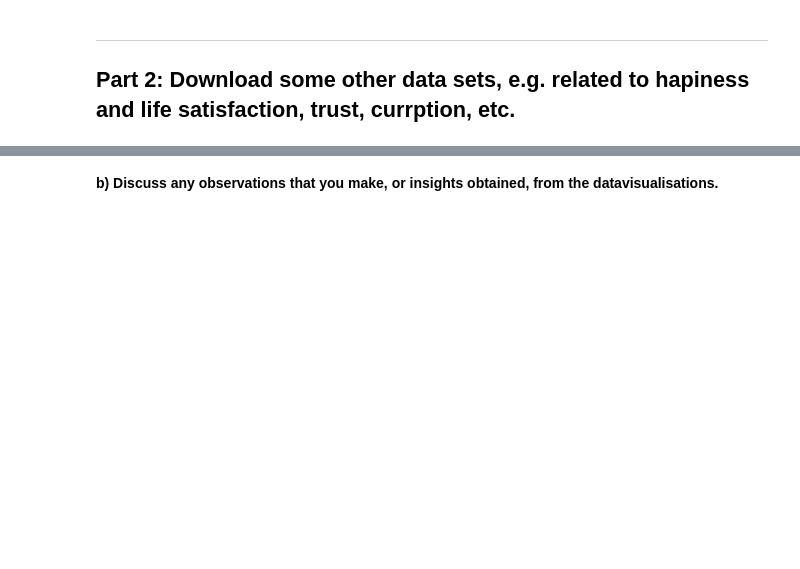
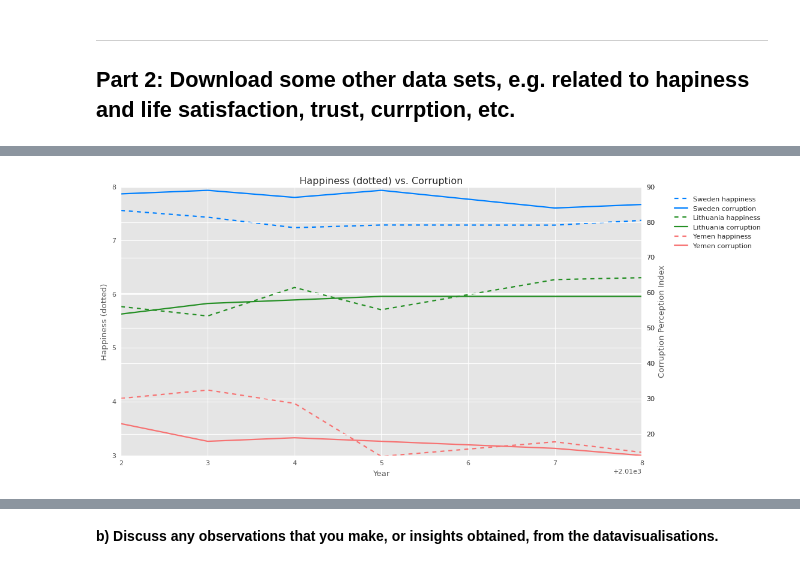
Before and after one commit to captainbalbin/dat405, a Jupyter notebook: assignments/assignment-1/notebook.ipynb, the cells around one changed output, grey strips where cells are left out. Drawn from its saved outputs; the diff is of its cells as text; code cells hidden in the pictures; blank space fills up the shorter version.

```diff
--- a/assignments/assignment-1/notebook.ipynb
+++ b/assignments/assignment-1/notebook.ipynb
@@ -29,0 +383,80 @@ State any assumptions and motivate decisions that you make when selecting data t
+# %%
+import pandas as pd
+import matplotlib.pyplot as plt
+
+df_lifesat = pd.read_csv("Happiness-WVS-vs-Gallup.csv")
+df_corruption = pd.read_csv("TI-corruption-perception-index.csv")
+
+
+# get data from a country and cut to get the same years
+
+# Sweden
+df_lifesat_sweden= df_lifesat.loc[df_lifesat['Entity'].isin(['Sweden'])]
+df_corruption_sweden = df_corruption.loc[df_corruption['Entity'].isin(['Sweden'])]
+df_lifesat_sweden_6years = df_lifesat_sweden.loc[df_lifesat['Year'].isin(['2012','2013','2014','2015','2015','2017','2018'])]
+df_corruption_sweden_6years = df_corruption_sweden.loc[df_corruption['Year'].isin(['2012','2013','2014','2015','2015','2017','2018'])]
+xs1 = df_lifesat_sweden_6years['Year']
+ys1 = df_lifesat_sweden_6years['Life satisfaction in Cantril Ladder (World Happiness Report 2019)']
+xs2 = df_corruption_sweden_6years['Year']
+ys2 = df_corruption_sweden_6years['Corruption Perception Index - Transparency International (2018)']
+
+# Lithuania
+df_lifesat_lithuania= df_lifesat.loc[df_lifesat['Entity'].isin(['Lithuania'])]
+df_corruption_lithuania = df_corruption.loc[df_corruption['Entity'].isin(['Lithuania'])]
+df_lifesat_lithuania_6years = df_lifesat_lithuania.loc[df_lifesat['Year'].isin(['2012','2013','2014','2015','2015','2017','2018'])]
+df_corruption_lithuania_6years = df_corruption_lithuania.loc[df_corruption['Year'].isin(['2012','2013','2014','2015','2015','2017','2018'])]
+xl1 = df_lifesat_lithuania_6years['Year']
+yl1 = df_lifesat_lithuania_6years['Life satisfaction in Cantril Ladder (World Happiness Report 2019)']
+xl2 = df_corruption_lithuania_6years['Year']
+yl2 = df_corruption_lithuania_6years['Corruption Perception Index - Transparency International (2018)']
+
+# Yemen
+df_lifesat_yemen= df_lifesat.loc[df_lifesat['Entity'].isin(['Yemen'])]
+df_corruption_yemen = df_corruption.loc[df_corruption['Entity'].isin(['Yemen'])]
+df_lifesat_yemen_6years = df_lifesat_yemen.loc[df_lifesat['Year'].isin(['2012','2013','2014','2015','2015','2017','2018'])]
+df_corruption_yemen_6years = df_corruption_yemen.loc[df_corruption['Year'].isin(['2012','2013','2014','2015','2015','2017','2018'])]
+xy1 = df_lifesat_yemen_6years['Year']
+yy1 = df_lifesat_yemen_6years['Life satisfaction in Cantril Ladder (World Happiness Report 2019)']
+xy2 = df_corruption_yemen_6years['Year']
+yy2 = df_corruption_yemen_6years['Corruption Perception Index - Transparency International (2018)']
+
+blue2 = '#0080ff'
+green2 = '#248f24'
+red2 = '#f77272'
+
+# Create figure and axis objects with subplots('Horizontally stacked subplots' )
+fig, ax1 = plt.subplots(figsize=(14,7))
+
+# Sweden
+ps1, = ax1.plot(xs1, ys1, '--', color=blue2, linewidth=2, label='Sweden happiness')
+ax1.set_ylim([3, 8])
+# second y-axis for sweden
+ax2 = ax1.twinx()
+ps2,= ax2.plot(xs2, ys2,color=blue2, linewidth=2, label='Sweden corruption')
+ax2.set_ylim([14, 90])
+
+# Lithuania
+pl1, = ax1.plot(xl1, yl1, '--', color=green2, linewidth=2, label='Lithuania happiness')
+ax1.set_ylim([3, 8])
+ax2  = ax1.twinx()
+pl2, = ax2.plot(xl2, yl2,color=green2, linewidth=2, label='Lithuania corruption')
+ax2.set_ylim([14, 90])
+
+# Yemen
+py1, = ax1.plot(xy1, yy1, '--', color=red2, linewidth=2, label='Yemen happiness')
+ax1.set_ylim([3, 8])
+ax2  = ax1.twinx()
+py2, = ax2.plot(xy2, yy2,color=red2, linewidth=2, label='Yemen corruption')
+ax2.set_ylim([14, 90])
+
+ax1.set_xlabel("Year")
+ax1.set_ylabel("Happiness (dotted)")
+ax2.set_ylabel("Corruption Perception Index")
+plt.title('Happiness (dotted) vs. Corruption')
+
+# Legend
+fig.legend(handles=[ps1,ps2,pl1,pl2,py1,py2],bbox_to_anchor=(0.94,0.89), loc='upper left')
+
+plt.show()
+# %% [output]
+[figure, added]
```
Also changed, not shown: parts of 24 cells of this notebook, 17 other files.
